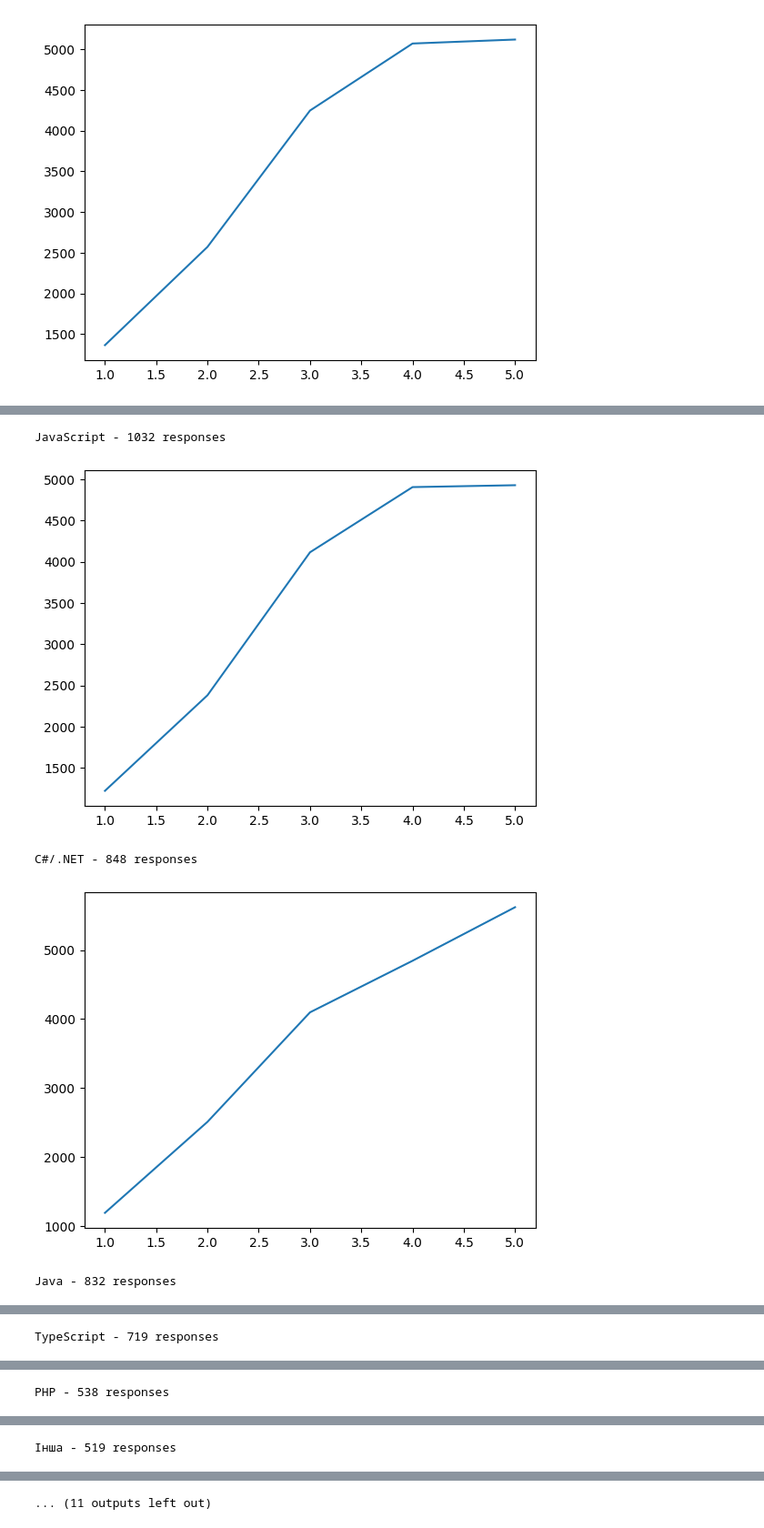
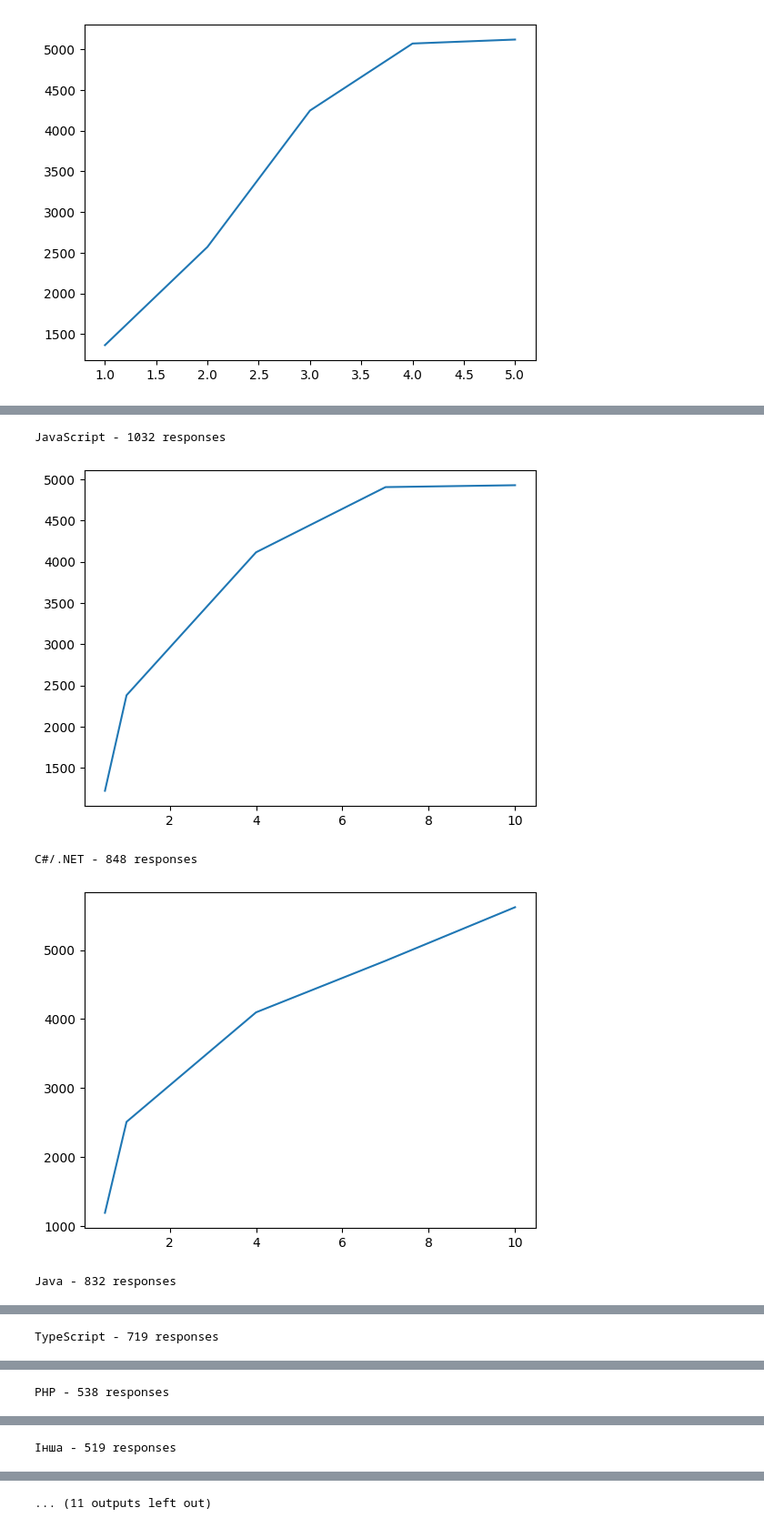
Before and after one commit to rizerphe-student/dev_datasets_analysis_project, a Jupyter notebook: notebook.ipynb, the cells around one changed output, grey strips where cells are left out. Shown at 91% size. Drawn from its saved outputs; the diff is of its cells as text; code cells hidden in the pictures.

```diff
--- a/notebook.ipynb
+++ b/notebook.ipynb
@@ -217,8 +237,8 @@ sub.plot(index_2022, data_2022)
 [<matplotlib.lines.Line2D at 0x...>]
 [figure]
 # %%
-def sort_by_criteria(criteria, threshold=None):
-    index_new = list(range(1, 6))
+def sort_by_criteria_2022(criteria, threshold=None):
+    index_new = [0.5, 1, 4, 7, 10]
     index_names_2022 = june_2022.groupby('experience')['salary'].mean().sort_values().index
     index_dict_2022 = dict(zip(index_names_2022, index_new))
 
@@ -251,9 +271,9 @@ sort_by_criteria("city", 100)
 ... (4 outputs left out)
 # %%
-sort_by_criteria("tech", 100)
+sort_by_criteria_2022("tech", 100)
 # %% [output]
 JavaScript - 1032 responses
-[figure, old version]
+[figure, new version]
 C#/.NET - 848 responses
-[figure, old version]
+[figure, new version]
 Java - 832 responses
```
Also changed, not shown: parts of 6 cells of this notebook.
